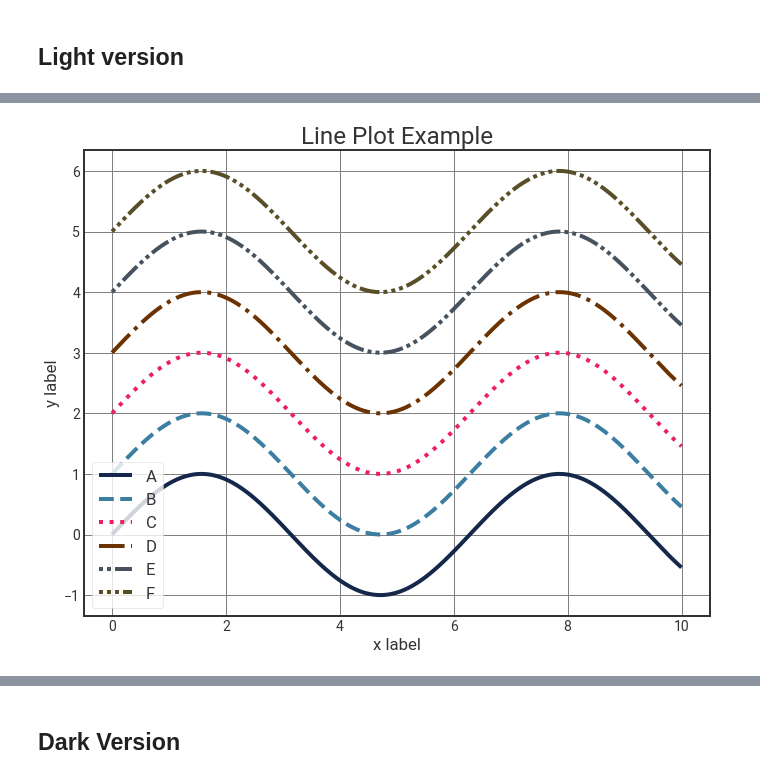
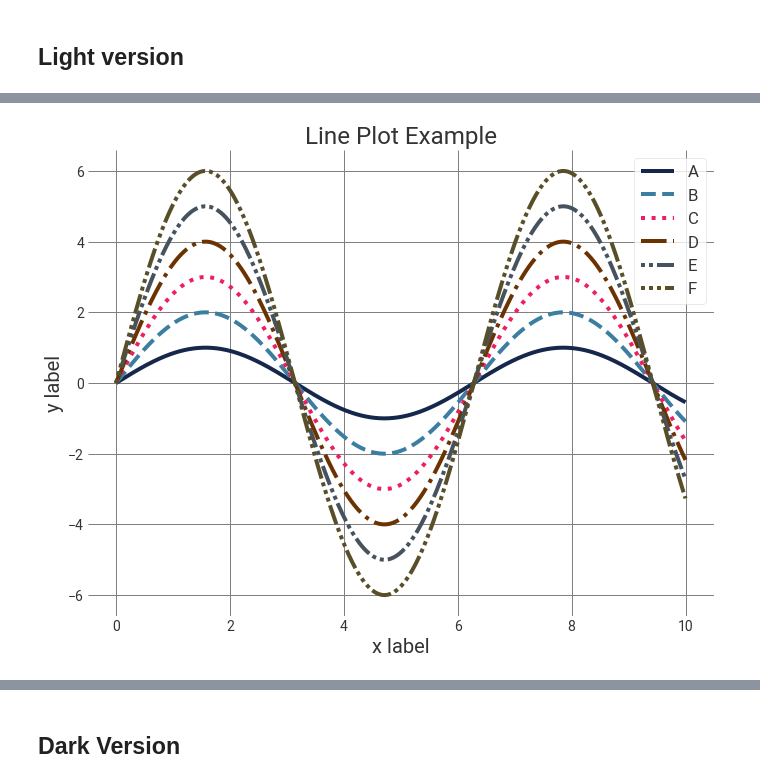
Before and after one commit to haas-digital/jupyter-styling, a Jupyter notebook: style-test.ipynb, the cells around one changed output, grey strips where cells are left out. Drawn from its saved outputs; the diff is of its cells as text; code cells hidden in the pictures.

```diff
--- a/style-test.ipynb
+++ b/style-test.ipynb
@@ -73,20 +90,19 @@ plt.legend();
 # %%
 # line plot example
 
 x = np.linspace(0, 10, 500)
-y = np.sin(x)
 labels = ['A', 'B', 'C', 'D', 'E', 'F']
 
 fig, ax = plt.subplots()
 
 for i in range(6):
-    ax.plot(x, y + i, label=labels[i])
+    ax.plot(x, np.sin(x) * (i+1), label=labels[i])
 
 ax.legend()
 
 plt.title("Line Plot Example")
 plt.xlabel("x label")
 plt.ylabel("y label")
 plt.legend();
 # %% [output]
-[figure, old version]
+[figure, new version]
```
Also changed, not shown: parts of 10 cells of this notebook.
